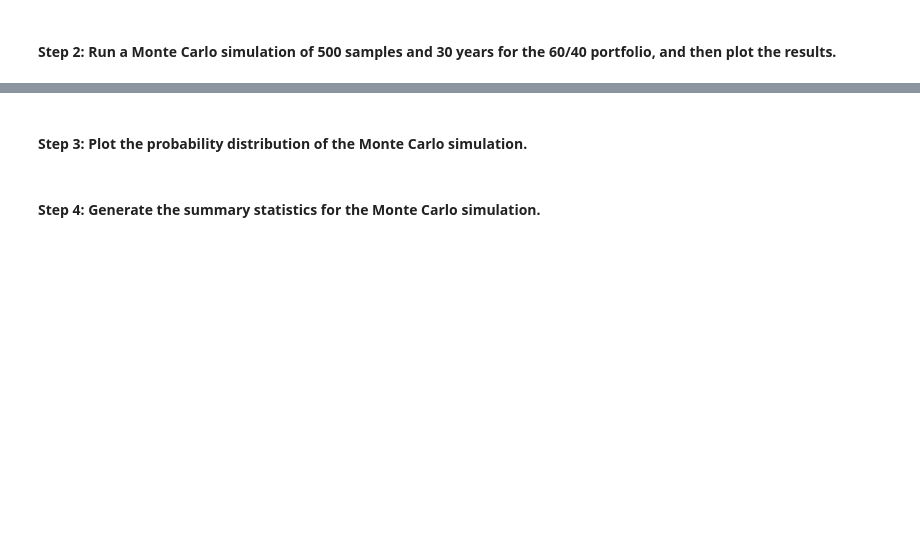
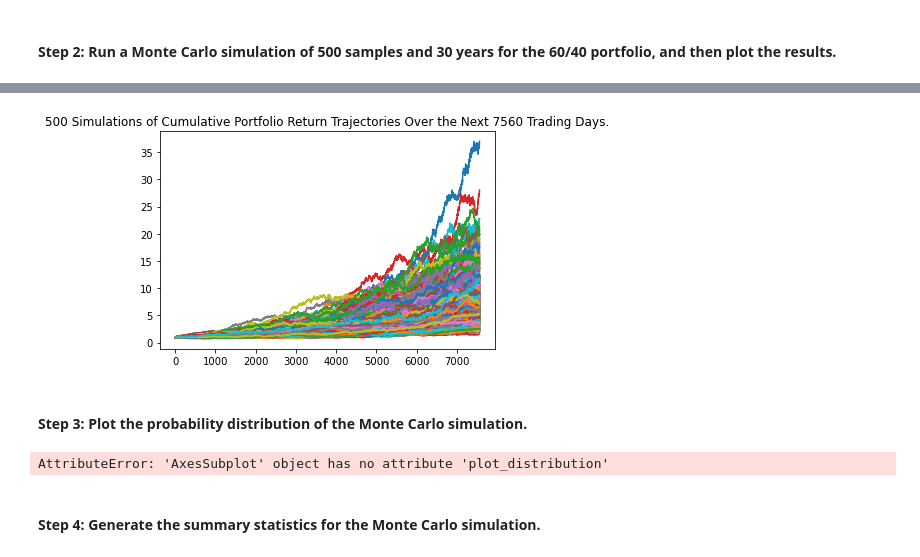
Before and after one commit to vishkast203/Challenge_Assignment_5, a Jupyter notebook: Starter_Code/financial_planning_tools.ipynb, the cells around one changed output, grey strips where cells are left out. Drawn from its saved outputs; the diff is of its cells as text; code cells hidden in the pictures; blank space fills up the shorter version.

Commit message:
Complete MC Simulation in Part-2

```diff
--- a/Starter_Code/financial_planning_tools.ipynb
+++ b/Starter_Code/financial_planning_tools.ipynb
@@ -429,19 +429,31 @@ In this section, you’ll use the MCForecastTools library to create a Monte Carl
 # %%
 # Set start and end dates of 3 years back from your current date
 # Alternatively, you can use an end date of 2020-08-07 and work 3 years back from that date
-# YOUR CODE HERE
-# YOUR CODE HERE
+tickers = ["SPY", "AGG"]
+
+# Format current date as ISO format
+# Set both the start and end date at the date of your prior weekday
+# This will give you the closing price of the previous trading day
+# Alternatively you can use a start and end date of 2020-08-07
+start_date = pd.Timestamp("2017-08-07", tz="America/New_York").isoformat()
+end_date = pd.Timestamp("2020-08-07", tz="America/New_York").isoformat()
+
 
 # Set number of rows to 1000 to retrieve the maximum amount of rows
-# YOUR CODE HERE
+limit_rows = 1000
 # %%
 # Use the Alpaca get_barset function to make the API call to get the 3 years worth of pricing data
 # The tickers and timeframe parameters should have been set in Part 1 of this activity
 # The start and end dates should be updated with the information set above
 # Remember to add the df property to the end of the call so the response is returned as a DataFrame
-# YOUR CODE HERE
+prices_df = alpaca.get_barset(
+    tickers,
+    timeframe,
+    start=start_date,
+    end=end_date,
+    limit=limit_rows
+).df
 
 
 # Display both the first and last five rows of the DataFrame
-# YOUR CODE HERE
-# YOUR CODE HERE
+prices_df.head()
@@ -451,7 +483,12 @@ In this section, you’ll use the MCForecastTools library to create a Monte Carl
 # Configure the Monte Carlo simulation to forecast 30 years cumulative returns
 # The weights should be split 40% to AGG and 60% to SPY.
 # Run 500 samples.
-# YOUR CODE HERE
+MC_60_40_30YR = MCSimulation(
+    portfolio_data = prices_df,
+    weights = [.60,.40],
+    num_simulation = 500,
+    num_trading_days = 252*30
+)
 
 # Review the simulation input data
-# YOUR CODE HERE
+MC_60_40_30YR.portfolio_data.head()
@@ -461,13 +538,17 @@ In this section, you’ll use the MCForecastTools library to create a Monte Carl
 # %%
 # Visualize the 30-year Monte Carlo simulation by creating an
 # overlay line plot
-# YOUR CODE HERE
+MC_sim_line_plot = MC_60_40_30YR.plot_simulation()
+# %% [output]
+[figure, added]
 # %% [markdown]
 #### Step 3: Plot the probability distribution of the Monte Carlo simulation.
 # %%
 # Visualize the probability distribution of the 30-year Monte Carlo simulation
 # by plotting a histogram
-# YOUR CODE HERE
+MC_60_40_30YR = MC_60_40_30YR.plot_distribution()
+# %% [output]
+AttributeError: 'AxesSubplot' object has no attribute 'plot_distribution'
 # %% [markdown]
 #### Step 4: Generate the summary statistics for the Monte Carlo simulation.
 # %%
```
Also changed, not shown: parts of 5 cells of this notebook.
